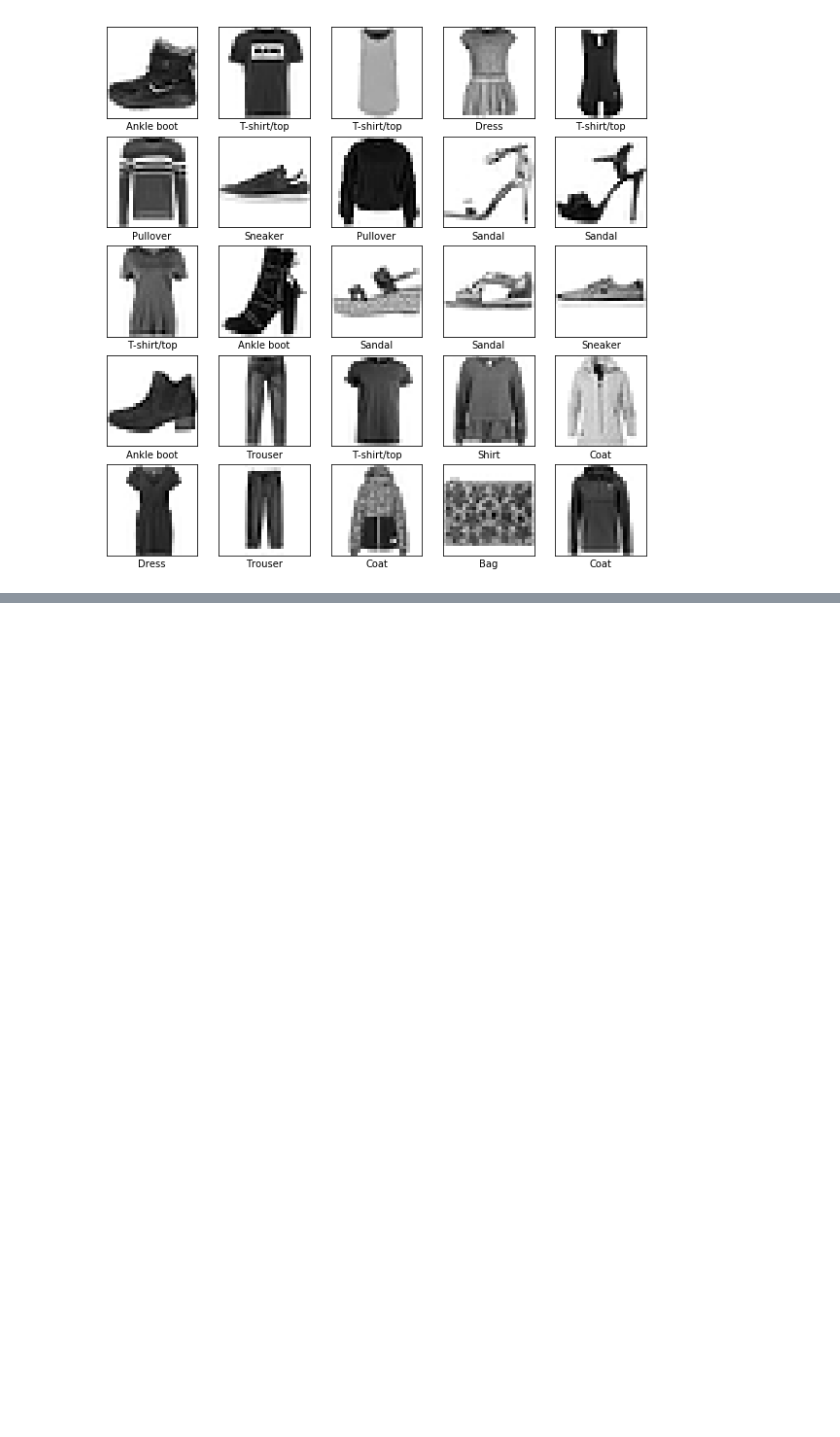
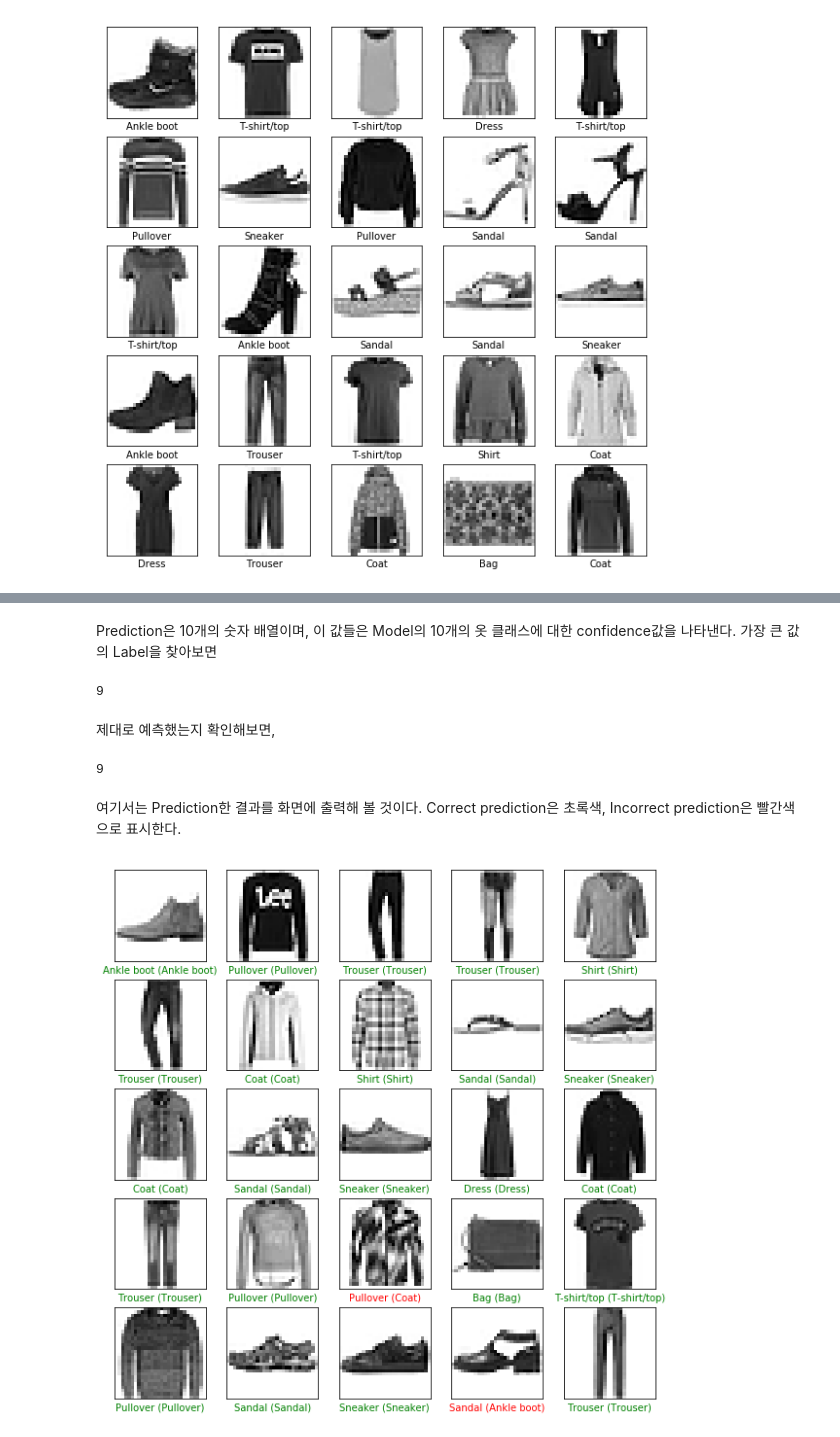
Before and after one commit to jsonko/tf_tutorial, a Jupyter notebook: Basic Classification.ipynb, the cells around one changed output, grey strips where cells are left out. Saved outputs shown, nothing was run; the diff lists cells and outputs as text; code cells hidden in the pictures; blank space fills up the shorter version.

```diff
--- a/Basic Classification.ipynb
+++ b/Basic Classification.ipynb
@@ -94,0 +105,6 @@ for i in range(25):
+# %%
+model = keras.Sequential([
+    keras.layers.Flatten(input_shape=(28, 28)),
+    keras.layers.Dense(128, activation=tf.nn.relu),
+    keras.layers.Dense(10, activation=tf.nn.softmax)
+])
@@ -95 +125,5 @@ for i in range(25):
+# %%
+model.compile(optimizer=tf.train.AdamOptimizer(),
+             loss='sparse_categorical_crossentropy',
+             metrics=['accuracy'])
 # %% [markdown]
@@ -96,0 +141,2 @@ for i in range(25):
+# %%
+model.fit(train_images, train_labels, epochs=5)
@@ -96,0 +170,2 @@ for i in range(25):
+# %%
+predictions = model.predict(test_images)
@@ -96,0 +178,33 @@ for i in range(25):
+# %% [markdown]
+Prediction은 10개의 숫자 배열이며, 이 값들은 Model의 10개의 옷 클래스에 대한 confidence값을 나타낸다. 가장 큰 값의 Label을 찾아보면
+# %%
+np.argmax(predictions[0])
+# %% [output]
+9
+# %% [markdown]
+제대로 예측했는지 확인해보면,
+# %%
+test_labels[0]
+# %% [output]
+9
+# %% [markdown]
+여기서는 Prediction한 결과를 화면에 출력해 볼 것이다. Correct prediction은 초록색, Incorrect prediction은 빨간색으로 표시한다.
+# %%
+plt.figure(figsize=(10,10))
+for i in range(25):
+    plt.subplot(5,5,i+1)
+    plt.xticks([])
+    plt.yticks([])
+    plt.grid('off')
+    plt.imshow(test_images[i], cmap=plt.cm.binary)
+    predicted_label = np.argmax(predictions[i])
+    true_label = test_labels[i]
+    if predicted_label == true_label:
+      color = 'green'
+    else:
+      color = 'red'
+    plt.xlabel("{} ({})".format(class_names[predicted_label],
+                                  class_names[true_label]),
+                                  color=color)
+# %% [output]
+[figure, added]
```
Also changed, not shown: parts of 21 cells of this notebook.
